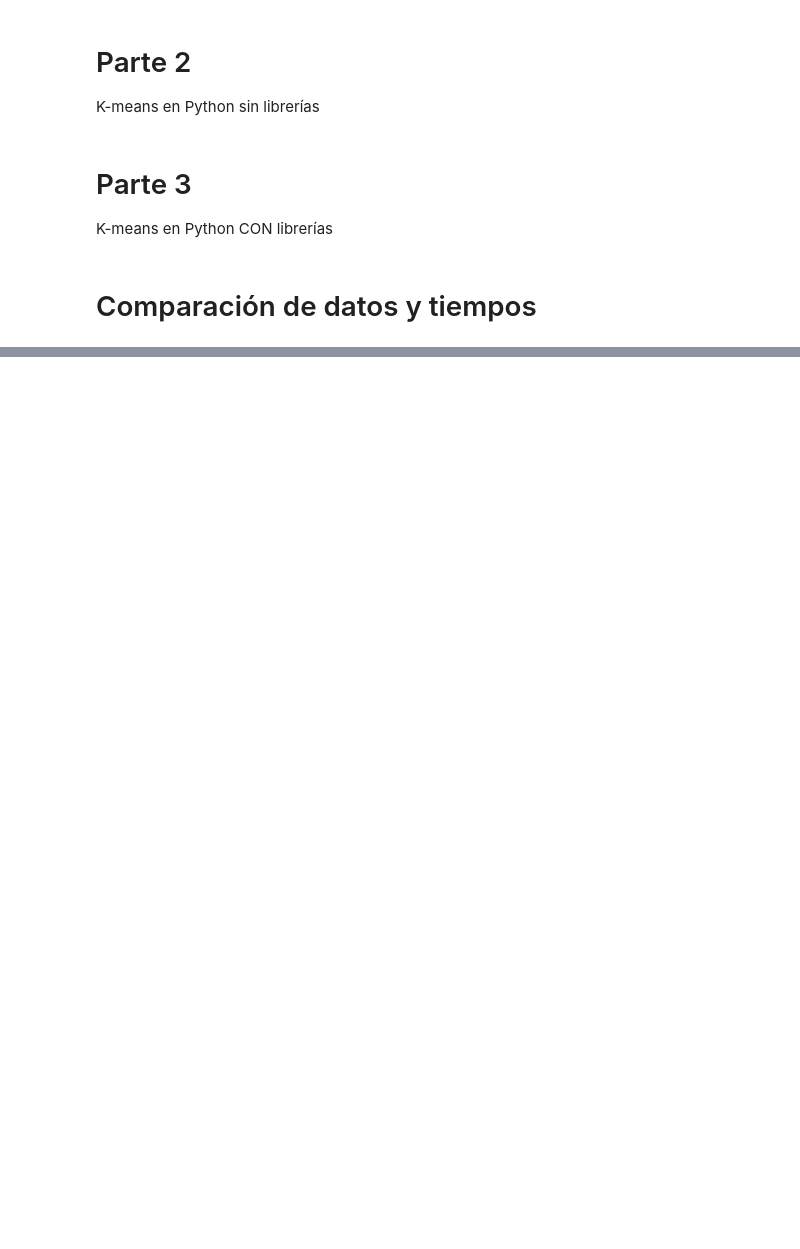
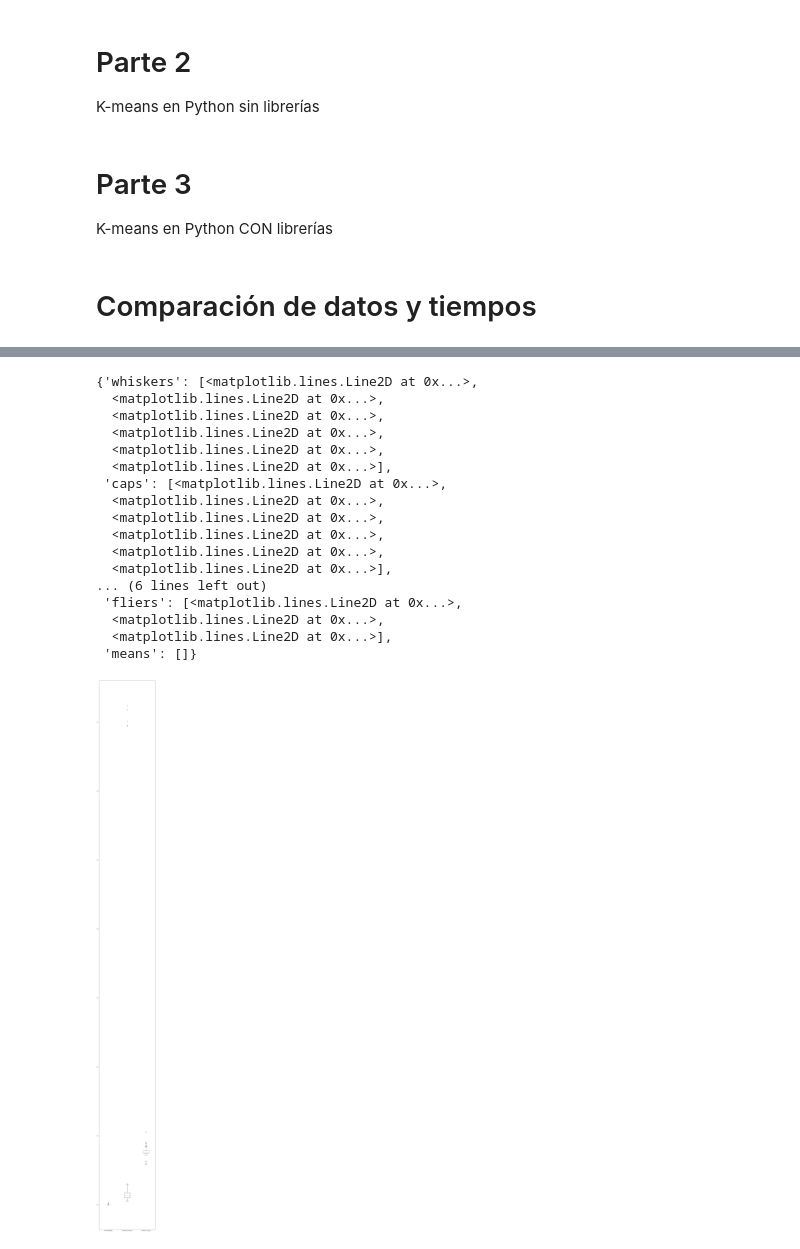
Before and after one commit to aitkenbug/shiny-funicular, a Jupyter notebook: Progra-Avanzada/Desafio-1/Desafío_1_[Vicente_Aitken,_Camila_Figueroa].ipynb, the cells around one changed output, grey strips where cells are left out. Saved outputs shown, nothing was run; the diff lists cells and outputs as text; code cells hidden in the pictures; blank space fills up the shorter version.

```diff
--- a/Progra-Avanzada/Desafio-1/Desafío_1_[Vicente_Aitken,_Camila_Figueroa].ipynb
+++ b/Progra-Avanzada/Desafio-1/Desafío_1_[Vicente_Aitken,_Camila_Figueroa].ipynb
@@ -244,0 +175,35 @@ print(tiempos1)
+# %%
+from timeit import timeit as timeit
+
+veces=100
+tiempos11=np.zeros(veces)
+tiempos22=np.zeros(veces)
+tiempos33=np.zeros(veces)
+
+for vez in range(veces):
+  tiempos11[vez]=timeit("mlpack.kmeans(clusters=3, input=data, max_iterations=300)", number=1, globals=locals())
+  tiempos22[vez]=timeit("k_means(data, 3, 300)",number=1, globals=locals())
+  tiempos33[vez]=timeit("scipy.cluster.vq.kmeans(data, k, iter=300)",number=1, globals=locals())
+# %%
+#Graficar tiempitos
+plt.figure(figsize=(10,100))
+plt.boxplot([tiempos11, tiempos22, tiempos33], labels=["kmeans mlpack", "kmeans sin librerias", "kmeans con scipy"])
+# %% [output]
+{'whiskers': [<matplotlib.lines.Line2D at 0x...>,
+  <matplotlib.lines.Line2D at 0x...>,
+  <matplotlib.lines.Line2D at 0x...>,
+  <matplotlib.lines.Line2D at 0x...>,
+  <matplotlib.lines.Line2D at 0x...>,
+  <matplotlib.lines.Line2D at 0x...>],
+ 'caps': [<matplotlib.lines.Line2D at 0x...>,
+  <matplotlib.lines.Line2D at 0x...>,
+  <matplotlib.lines.Line2D at 0x...>,
+  <matplotlib.lines.Line2D at 0x...>,
+  <matplotlib.lines.Line2D at 0x...>,
+  <matplotlib.lines.Line2D at 0x...>],
+... (6 lines left out)
+ 'fliers': [<matplotlib.lines.Line2D at 0x...>,
+  <matplotlib.lines.Line2D at 0x...>,
+  <matplotlib.lines.Line2D at 0x...>],
+ 'means': []}
+[figure, added]
```
Also changed, not shown: parts of 10 cells of this notebook.
